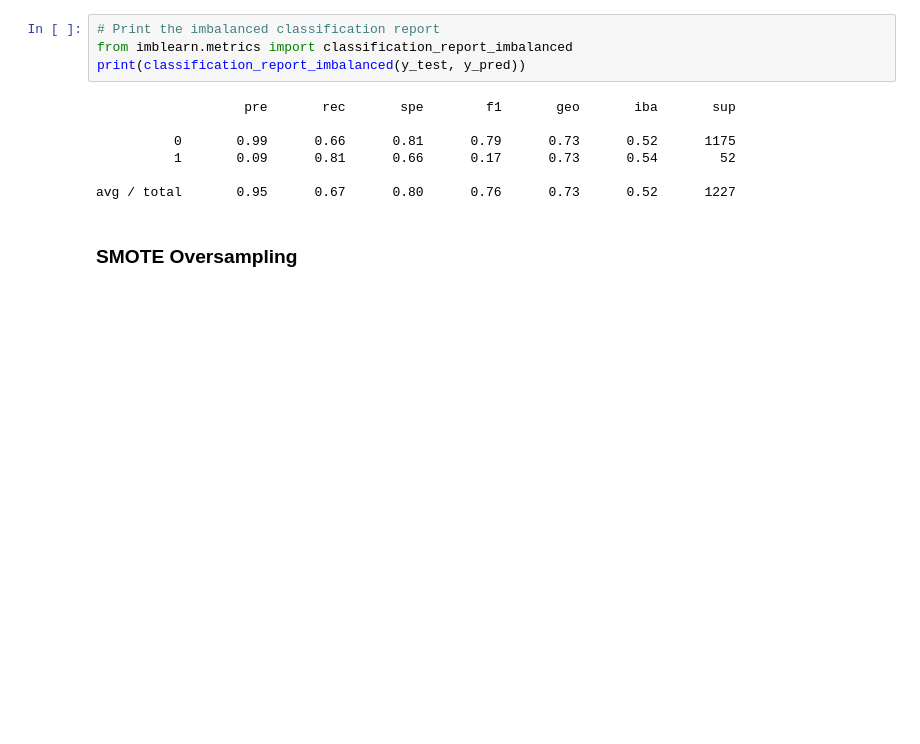
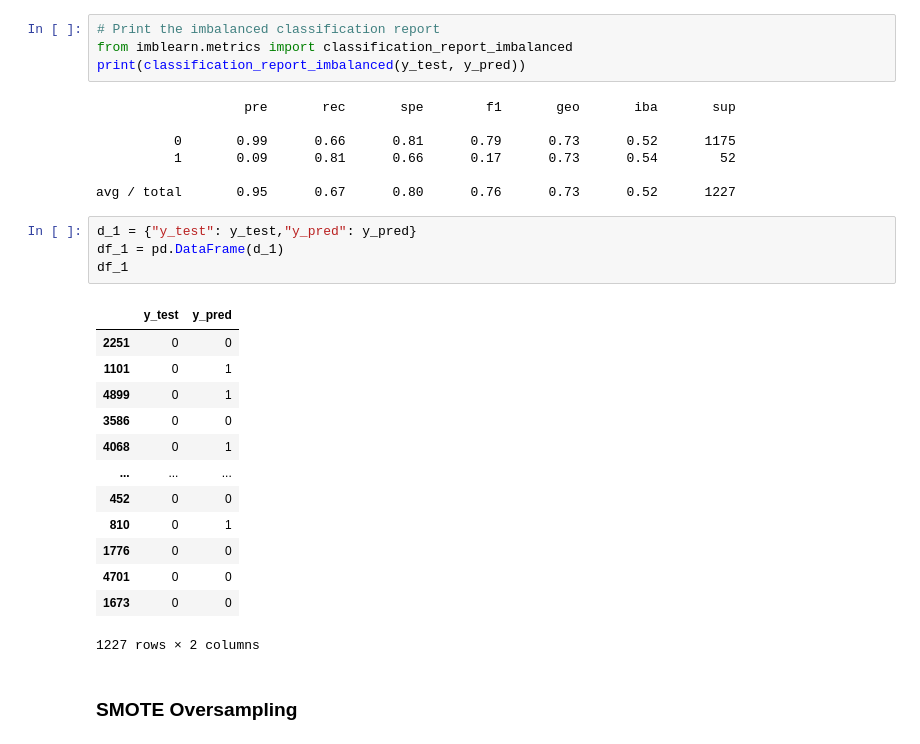
Before and after one commit to Mariapalacio96/Stroke_Prediction, a Jupyter notebook: Resampling_Stroke_prediction.ipynb, the cells around one changed output. Cells and saved outputs as stored; diff of their text form; blank space fills up the shorter version.

Commit message:
New dataframe

```diff
--- a/Resampling_Stroke_prediction.ipynb
+++ b/Resampling_Stroke_prediction.ipynb
@@ -99,6 +99,24 @@ print(classification_report_imbalanced(y_test, y_pred))
           1       0.09      0.81      0.66      0.17      0.73      0.54        52
 
 avg / total       0.95      0.67      0.80      0.76      0.73      0.52      1227
+# %%
+d_1 = {"y_test": y_test,"y_pred": y_pred}
+df_1 = pd.DataFrame(d_1)
+df_1
+# %% [output]
+|  | y_test | y_pred |
+| 2251 | 0 | 0 |
+| 1101 | 0 | 1 |
+| 4899 | 0 | 1 |
+| 3586 | 0 | 0 |
+| 4068 | 0 | 1 |
+| ... | ... | ... |
+| 452 | 0 | 0 |
+| 810 | 0 | 1 |
+| 1776 | 0 | 0 |
+| 4701 | 0 | 0 |
+| 1673 | 0 | 0 |
+1227 rows × 2 columns
 # %% [markdown]
 ### SMOTE Oversampling
 # %%
```
Also changed, not shown: parts of 6 cells of this notebook, 1 other file.
